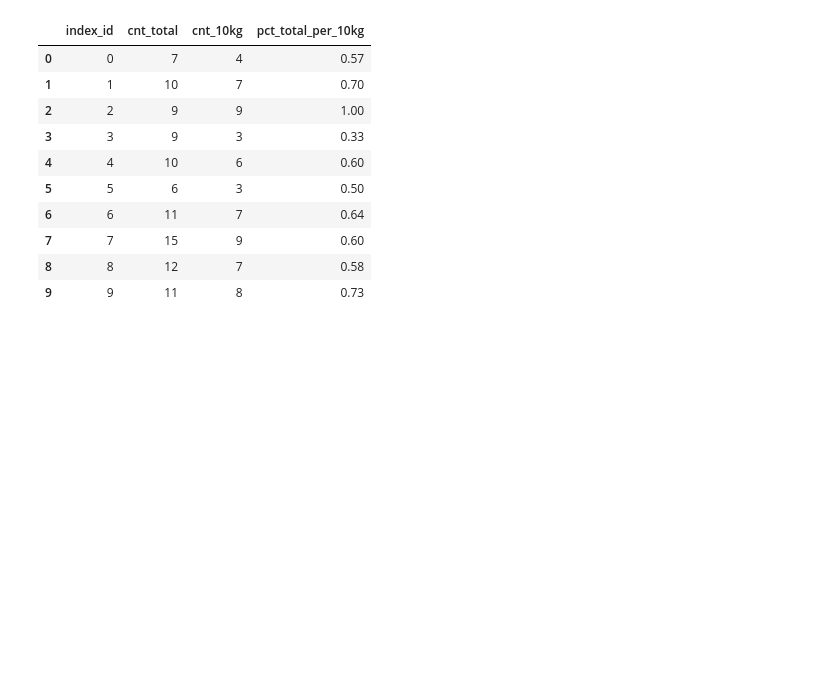
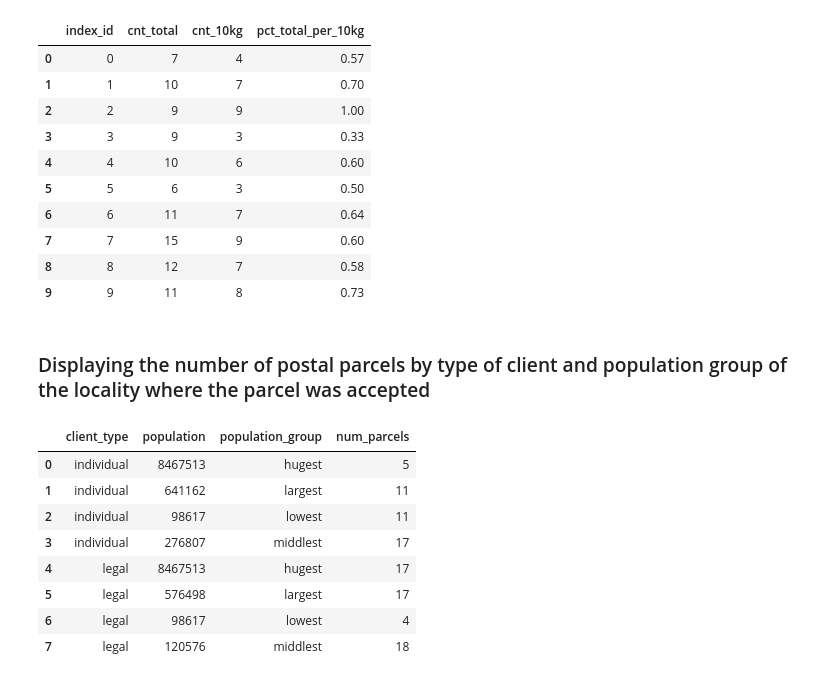
Before and after one commit to BernartGuddiny/postal_parcels, a Jupyter notebook: project_percels.ipynb, the cells around one changed output. Saved outputs shown, nothing was run; the diff lists cells and outputs as text; code cells hidden in the pictures; blank space fills up the shorter version.

```diff
--- a/project_percels.ipynb
+++ b/project_percels.ipynb
@@ -237,3 +237,40 @@ select(sql)
 | 7 | 7 | 15 | 9 | 0.60 |
 | 8 | 8 | 12 | 7 | 0.58 |
 | 9 | 9 | 11 | 8 | 0.73 |
+# %% [markdown]
+### Displaying the number of postal parcels by type of client and population group of the locality where the parcel was accepted
+# %%
+# Creating a list for a population group
+population_group = {'lowest': (0,100000)
+                    , 'middlest': (100001, 500000)
+                    , 'largest': (500001, 1000000)
+                    , 'hugest': (1000001, float('inf'))}
+# %%
+# Finding the number of postal parcels by client type and population group
+sql = ''' select par.client_type
+            , population
+            , case
+                when ind.population <= 100000 then 'lowest'
+                when ind.population <= 500000 then 'middlest'
+                when ind.population <= 1000000 then 'largest'
+                else 'hugest' end as population_group
+            , count(1) as num_parcels
+          from parcel_aggr as par
+          left join index_data as ind
+                using(index_id)
+          group by par.client_type
+            , population_group
+          order by par.client_type
+            , population_group '''
+
+select(sql)
+# %% [output]
+|  | client_type | population | population_group | num_parcels |
+| 0 | individual | 8467513 | hugest | 5 |
+| 1 | individual | 641162 | largest | 11 |
+| 2 | individual | 98617 | lowest | 11 |
+| 3 | individual | 276807 | middlest | 17 |
+| 4 | legal | 8467513 | hugest | 17 |
+| 5 | legal | 576498 | largest | 17 |
+| 6 | legal | 98617 | lowest | 4 |
+| 7 | legal | 120576 | middlest | 18 |
```
Also changed, not shown: 1 other file.
